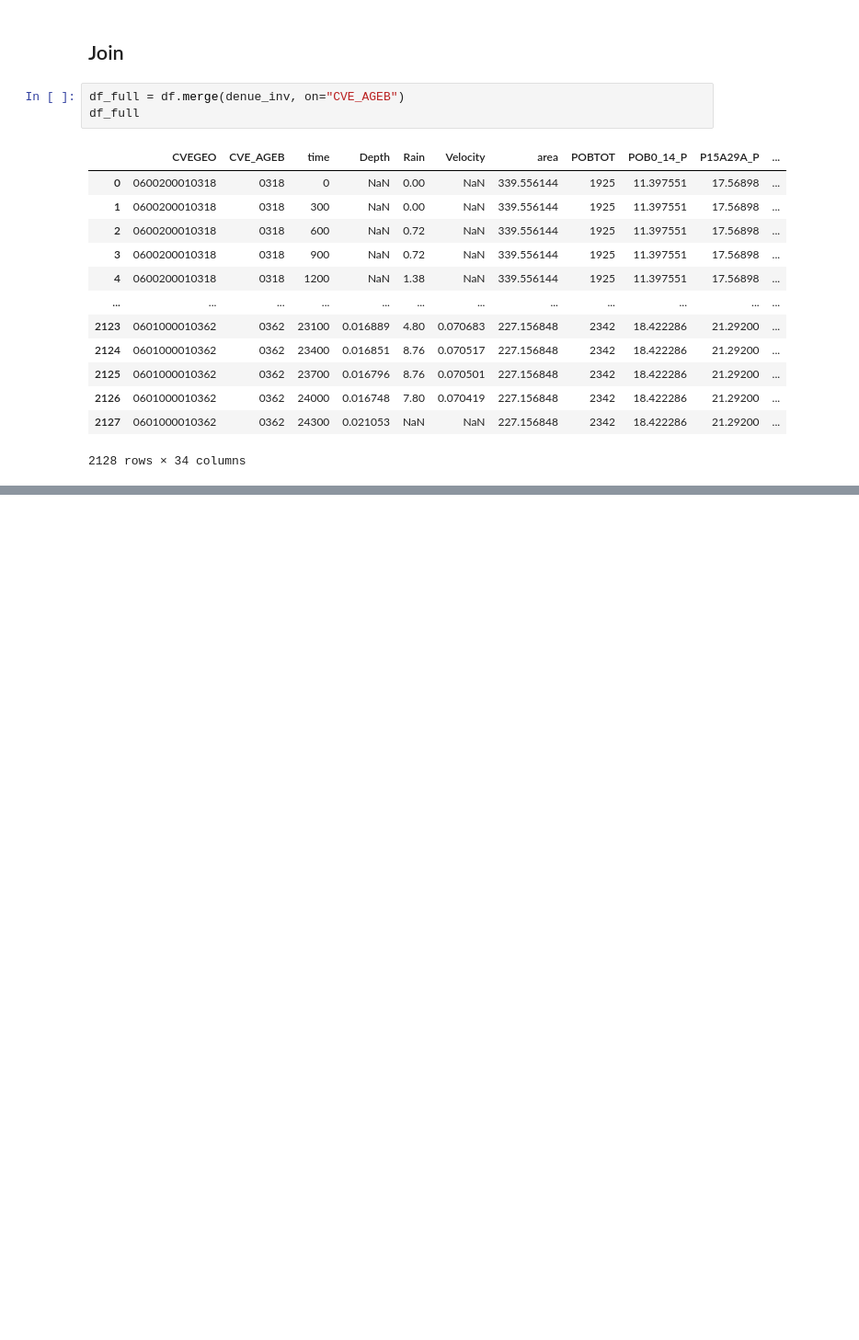
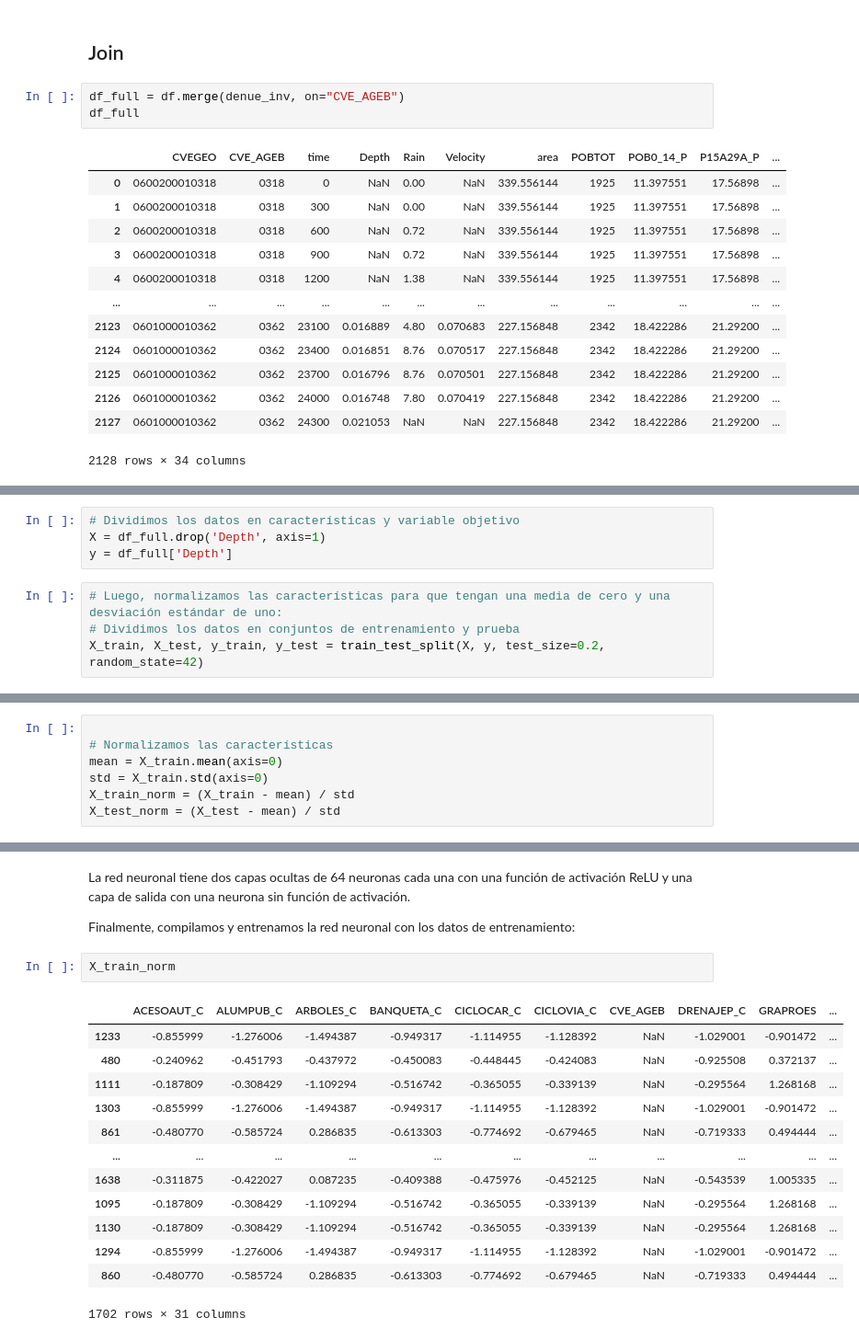
Before and after one commit to pcorner10/prep_2023, a Jupyter notebook: model.ipynb, the cells around one changed output, grey strips where cells are left out. Shown: that part at 92% size. Saved outputs shown, nothing was run; the diff lists cells and outputs as text; blank space fills up the shorter version.

```diff
--- a/model.ipynb
+++ b/model.ipynb
@@ -117,0 +153,8 @@ df_full.describe()
+# %%
+# Dividimos los datos en características y variable objetivo
+X = df_full.drop('Depth', axis=1)
+y = df_full['Depth']
+# %%
+# Luego, normalizamos las características para que tengan una media de cero y una desviación estándar de uno:
+# Dividimos los datos en conjuntos de entrenamiento y prueba
+X_train, X_test, y_train, y_test = train_test_split(X, y, test_size=0.2, random_state=42)
@@ -117,0 +163,7 @@ df_full.describe()
+# %%
+
+# Normalizamos las características
+mean = X_train.mean(axis=0)
+std = X_train.std(axis=0)
+X_train_norm = (X_train - mean) / std
+X_test_norm = (X_test - mean) / std
@@ -117,0 +180,20 @@ df_full.describe()
+# %% [markdown]
+La red neuronal tiene dos capas ocultas de 64 neuronas cada una con una función de activación ReLU y una capa de salida con una neurona sin función de activación.
+
+Finalmente, compilamos y entrenamos la red neuronal con los datos de entrenamiento:
+# %%
+X_train_norm
+# %% [output]
+|  | ACESOAUT_C | ALUMPUB_C | ARBOLES_C | BANQUETA_C | CICLOCAR_C | CICLOVIA_C | CVE_AGEB | DRENAJEP_C | GRAPROES | ... |
+| 1233 | -0.855999 | -1.276006 | -1.494387 | -0.949317 | -1.114955 | -1.128392 | NaN | -1.029001 | -0.901472 | ... |
+| 480 | -0.240962 | -0.451793 | -0.437972 | -0.450083 | -0.448445 | -0.424083 | NaN | -0.925508 | 0.372137 | ... |
+| 1111 | -0.187809 | -0.308429 | -1.109294 | -0.516742 | -0.365055 | -0.339139 | NaN | -0.295564 | 1.268168 | ... |
+| 1303 | -0.855999 | -1.276006 | -1.494387 | -0.949317 | -1.114955 | -1.128392 | NaN | -1.029001 | -0.901472 | ... |
+| 861 | -0.480770 | -0.585724 | 0.286835 | -0.613303 | -0.774692 | -0.679465 | NaN | -0.719333 | 0.494444 | ... |
+| ... | ... | ... | ... | ... | ... | ... | ... | ... | ... | ... |
+| 1638 | -0.311875 | -0.422027 | 0.087235 | -0.409388 | -0.475976 | -0.452125 | NaN | -0.543539 | 1.005335 | ... |
+| 1095 | -0.187809 | -0.308429 | -1.109294 | -0.516742 | -0.365055 | -0.339139 | NaN | -0.295564 | 1.268168 | ... |
+| 1130 | -0.187809 | -0.308429 | -1.109294 | -0.516742 | -0.365055 | -0.339139 | NaN | -0.295564 | 1.268168 | ... |
+| 1294 | -0.855999 | -1.276006 | -1.494387 | -0.949317 | -1.114955 | -1.128392 | NaN | -1.029001 | -0.901472 | ... |
+| 860 | -0.480770 | -0.585724 | 0.286835 | -0.613303 | -0.774692 | -0.679465 | NaN | -0.719333 | 0.494444 | ... |
+1702 rows × 31 columns
```
Also changed, not shown: parts of 14 cells of this notebook, 2 other files.
